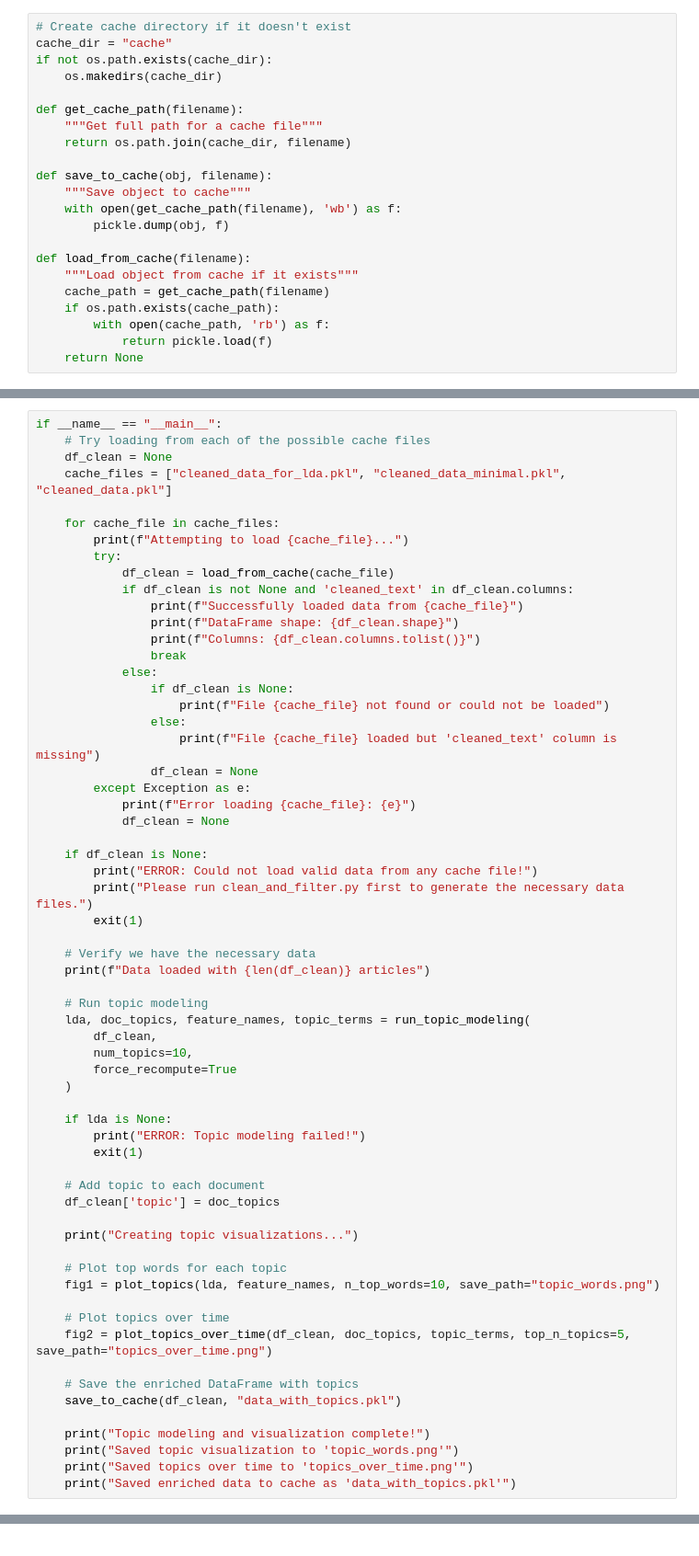
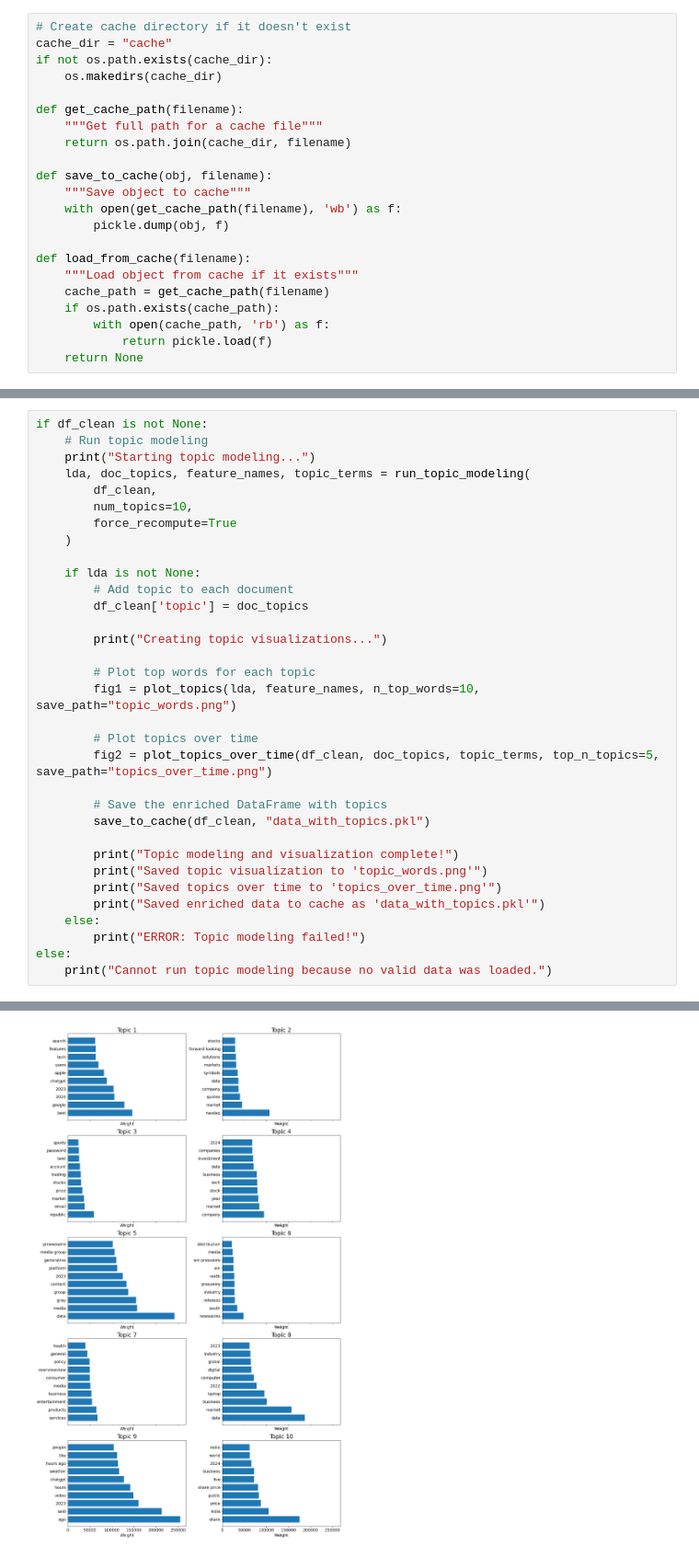
Before and after one commit to CassandraMaldonado/AI_impact_employment, a Jupyter notebook: LDA.IPYNB, the cells around one changed output, grey strips where cells are left out. Shown: that part at 92% size. Cells and saved outputs as stored; diff of their text form.

```diff
--- a/LDA.IPYNB
+++ b/LDA.IPYNB
@@ -373,63 +250,34 @@ Successfully imported clean_filter module
 # %%
-if __name__ == "__main__":
-    # Try loading from each of the possible cache files
-    df_clean = None
-    cache_files = ["cleaned_data_for_lda.pkl", "cleaned_data_minimal.pkl", "cleaned_data.pkl"]
-
-    for cache_file in cache_files:
-        print(f"Attempting to load {cache_file}...")
-        try:
-            df_clean = load_from_cache(cache_file)
-            if df_clean is not None and 'cleaned_text' in df_clean.columns:
-                print(f"Successfully loaded data from {cache_file}")
-                print(f"DataFrame shape: {df_clean.shape}")
-                print(f"Columns: {df_clean.columns.tolist()}")
-                break
-            else:
-                if df_clean is None:
-                    print(f"File {cache_file} not found or could not be loaded")
-                else:
-                    print(f"File {cache_file} loaded but 'cleaned_text' column is missing")
-                df_clean = None
-        except Exception as e:
-            print(f"Error loading {cache_file}: {e}")
-            df_clean = None
-
-    if df_clean is None:
-        print("ERROR: Could not load valid data from any cache file!")
-        print("Please run clean_and_filter.py first to generate the necessary data files.")
-        exit(1)
-
-    # Verify we have the necessary data
-    print(f"Data loaded with {len(df_clean)} articles")
-
+if df_clean is not None:
     # Run topic modeling
+    print("Starting topic modeling...")
     lda, doc_topics, feature_names, topic_terms = run_topic_modeling(
         df_clean,
         num_topics=10,
         force_recompute=True
     )
 
-    if lda is None:
+    if lda is not None:
+        # Add topic to each document
+        df_clean['topic'] = doc_topics
+
+        print("Creating topic visualizations...")
+
+        # Plot top words for each topic
+        fig1 = plot_topics(lda, feature_names, n_top_words=10, save_path="topic_words.png")
+
+        # Plot topics over time
+        fig2 = plot_topics_over_time(df_clean, doc_topics, topic_terms, top_n_topics=5, save_path="topics_over_time.png")
+
+        # Save the enriched DataFrame with topics
+        save_to_cache(df_clean, "data_with_topics.pkl")
+
+        print("Topic modeling and visualization complete!")
+        print("Saved topic visualization to 'topic_words.png'")
+        print("Saved topics over time to 'topics_over_time.png'")
+        print("Saved enriched data to cache as 'data_with_topics.pkl'")
+    else:
         print("ERROR: Topic modeling failed!")
-        exit(1)
-
-    # Add topic to each document
-    df_clean['topic'] = doc_topics
-
-    print("Creating topic visualizations...")
-
-    # Plot top words for each topic
-    fig1 = plot_topics(lda, feature_names, n_top_words=10, save_path="topic_words.png")
-
-    # Plot topics over time
-    fig2 = plot_topics_over_time(df_clean, doc_topics, topic_terms, top_n_topics=5, save_path="topics_over_time.png")
-
-    # Save the enriched DataFrame with topics
-    save_to_cache(df_clean, "data_with_topics.pkl")
-
-    print("Topic modeling and visualization complete!")
-    print("Saved topic visualization to 'topic_words.png'")
-    print("Saved topics over time to 'topics_over_time.png'")
-    print("Saved enriched data to cache as 'data_with_topics.pkl'")
+else:
+    print("Cannot run topic modeling because no valid data was loaded.")
 # %% [output]
@@ -443,0 +293 @@ Please run clean_and_filter.py first to generate the necessary data files.
+[figure, added]
```
Also changed, not shown: parts of 11 cells of this notebook, 2 other files.
